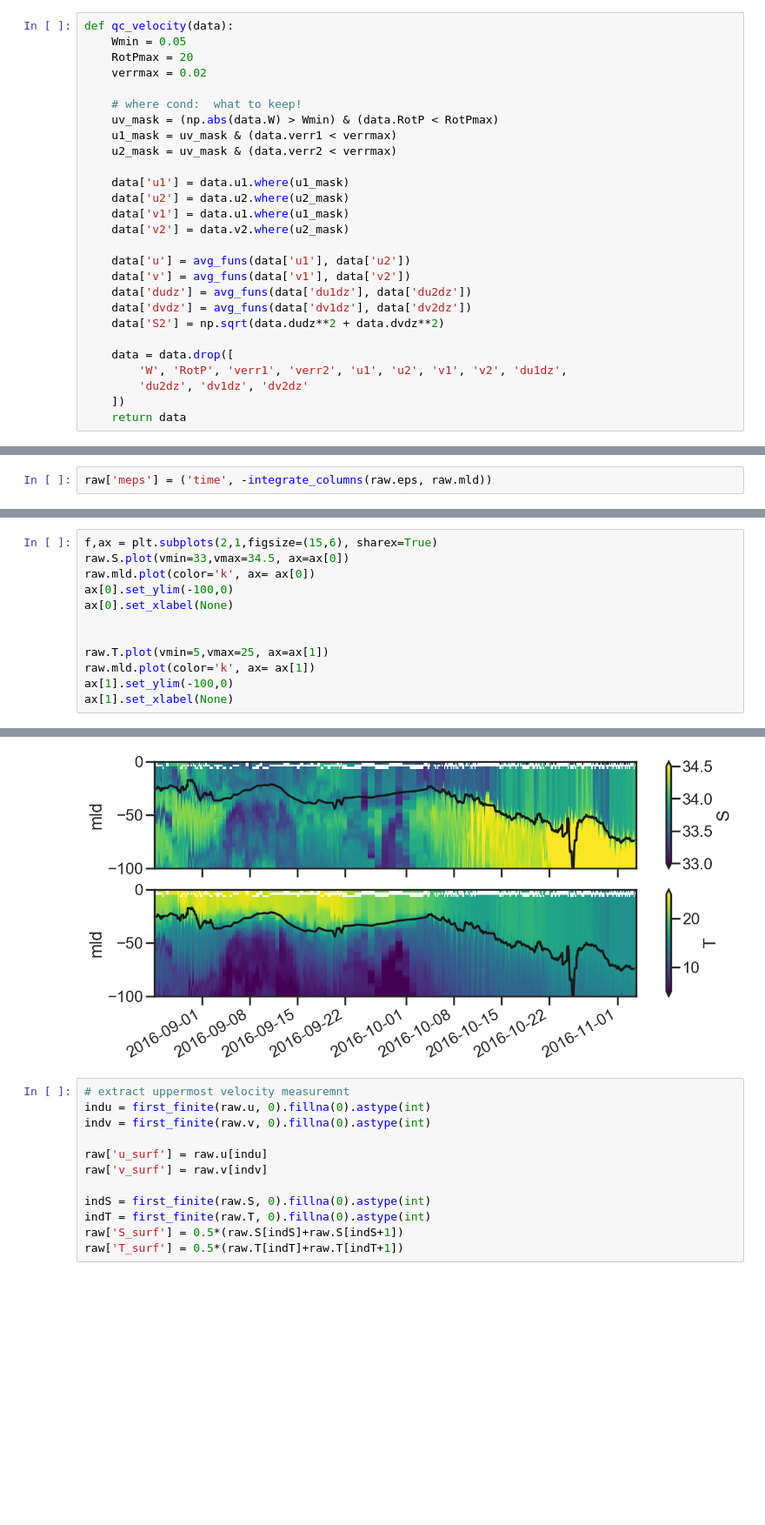
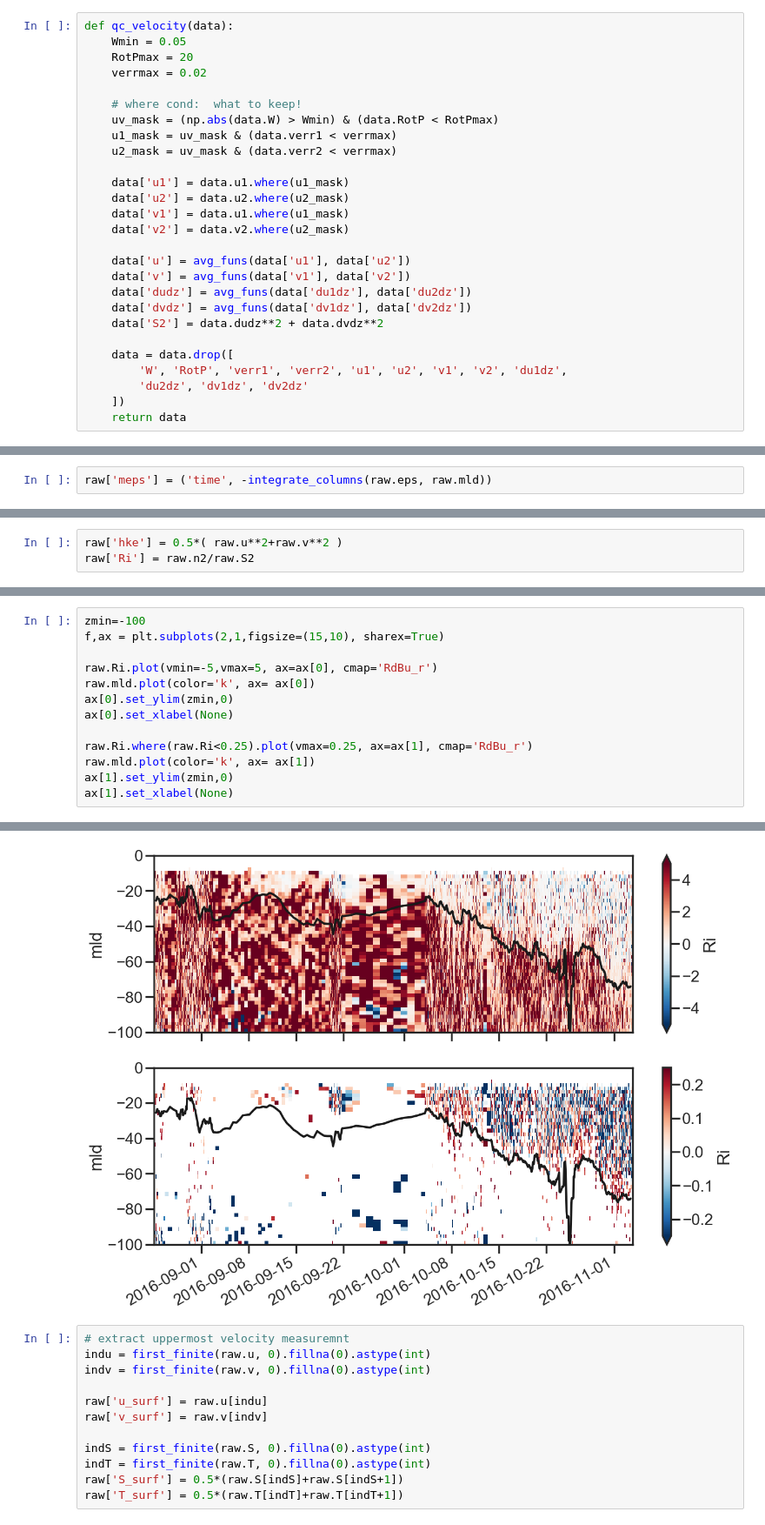
Before and after one commit to sessink/NIW, a Jupyter notebook: notebooks/turbulent_terms.ipynb, the cells around one changed output, grey strips where cells are left out. Shown at 87% size. Drawn from its saved outputs; the diff is of its cells as text; blank space fills up the shorter version.

```diff
--- a/notebooks/turbulent_terms.ipynb
+++ b/notebooks/turbulent_terms.ipynb
@@ -172,7 +166,7 @@ def qc_velocity(data):
     data['v'] = avg_funs(data['v1'], data['v2'])
     data['dudz'] = avg_funs(data['du1dz'], data['du2dz'])
     data['dvdz'] = avg_funs(data['dv1dz'], data['dv2dz'])
-    data['S2'] = np.sqrt(data.dudz**2 + data.dvdz**2)
+    data['S2'] = data.dudz**2 + data.dvdz**2
 
     data = data.drop([
         'W', 'RotP', 'verr1', 'verr2', 'u1', 'u2', 'v1', 'v2', 'du1dz',
@@ -225,0 +206,3 @@ plt.xlabel(None);
+# %%
+raw['hke'] = 0.5*( raw.u**2+raw.v**2 )
+raw['Ri'] = raw.n2/raw.S2
@@ -226,18 +251,19 @@ plt.xlabel(None);
 # %%
-f,ax = plt.subplots(2,1,figsize=(15,6), sharex=True)
-raw.S.plot(vmin=33,vmax=34.5, ax=ax[0])
+zmin=-100
+f,ax = plt.subplots(2,1,figsize=(15,10), sharex=True)
+
+raw.Ri.plot(vmin=-5,vmax=5, ax=ax[0], cmap='RdBu_r')
 raw.mld.plot(color='k', ax= ax[0])
-ax[0].set_ylim(-100,0)
+ax[0].set_ylim(zmin,0)
 ax[0].set_xlabel(None)
 
-
-raw.T.plot(vmin=5,vmax=25, ax=ax[1])
+raw.Ri.where(raw.Ri<0.25).plot(vmax=0.25, ax=ax[1], cmap='RdBu_r')
 raw.mld.plot(color='k', ax= ax[1])
-ax[1].set_ylim(-100,0)
+ax[1].set_ylim(zmin,0)
 ax[1].set_xlabel(None)
 # %% [output]
 Text(0.5, 0, '')
-[figure, old version]
+[figure, new version]
 # %%
 # extract uppermost velocity measuremnt
 indu = first_finite(raw.u, 0).fillna(0).astype(int)
```
Also changed, not shown: parts of 12 cells of this notebook, 1 other file.
